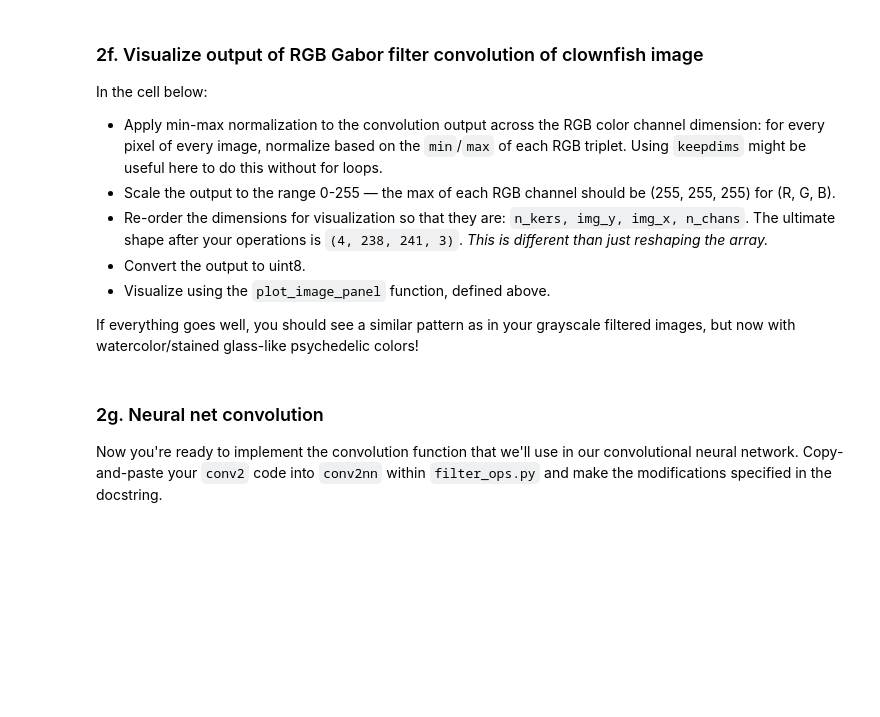
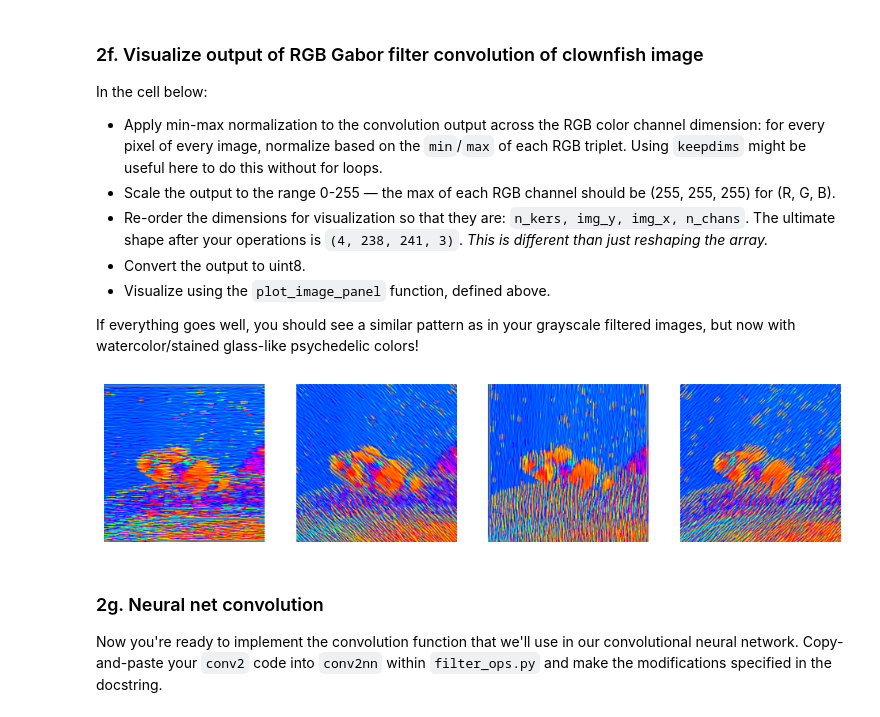
Before and after one commit to djluci/NeuralNetworks, a Jupyter notebook: Project3_ConvolutionalNN/convolution_and_pooling.ipynb, the cells around one changed output. Saved outputs shown, nothing was run; the diff lists cells and outputs as text; code cells hidden in the pictures; blank space fills up the shorter version.

```diff
--- a/Project3_ConvolutionalNN/convolution_and_pooling.ipynb
+++ b/Project3_ConvolutionalNN/convolution_and_pooling.ipynb
@@ -421,3 +480,23 @@ If everything goes well, you should see a similar pattern as in your grayscale f
+# %%
+# YOUR CODE HERE
+
+# Min-max normalization across color channel (axis = 1)
+min_vals = np.min(clownfish_gabor_out, axis=1, keepdims=True)
+max_vals = np.max(clownfish_gabor_out, axis=1, keepdims=True)
+
+# Min-Max formula , Xnorm = (X - min(X)) / (max(X) - min(X)) x 255
+clownfished_normed = (clownfish_gabor_out - min_vals) / (max_vals - min_vals + 1e-8) # add 1e-8 to denominator to prevent division by 0
+
+# Scale to 0-255 and then convert to uint8
+clownfish_vis = (clownfished_normed * 255).astype(np.uint8)
+
+# Re-order dimentions for visualization: shape = (n_kers, n_chans, y, x) -> (n_kers, y, x, n_chans)
+clownfish_vis = np.transpose(clownfish_vis, (0, 2, 3, 1))
+
+# Visualize
+plot_image_panel(clownfish_vis)
+# %% [output]
+[figure, added]
 # %% [markdown]
 ### 2g. Neural net convolution
 
```
Also changed, not shown: parts of 36 cells of this notebook, 5 other files.
